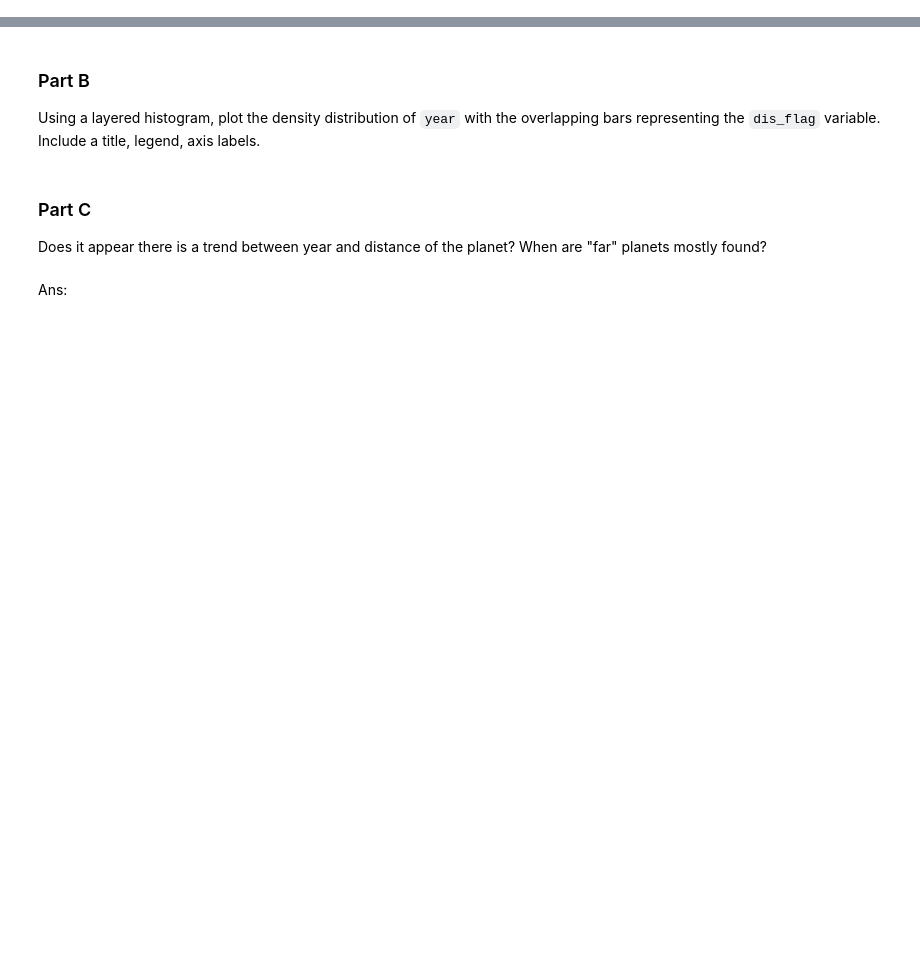
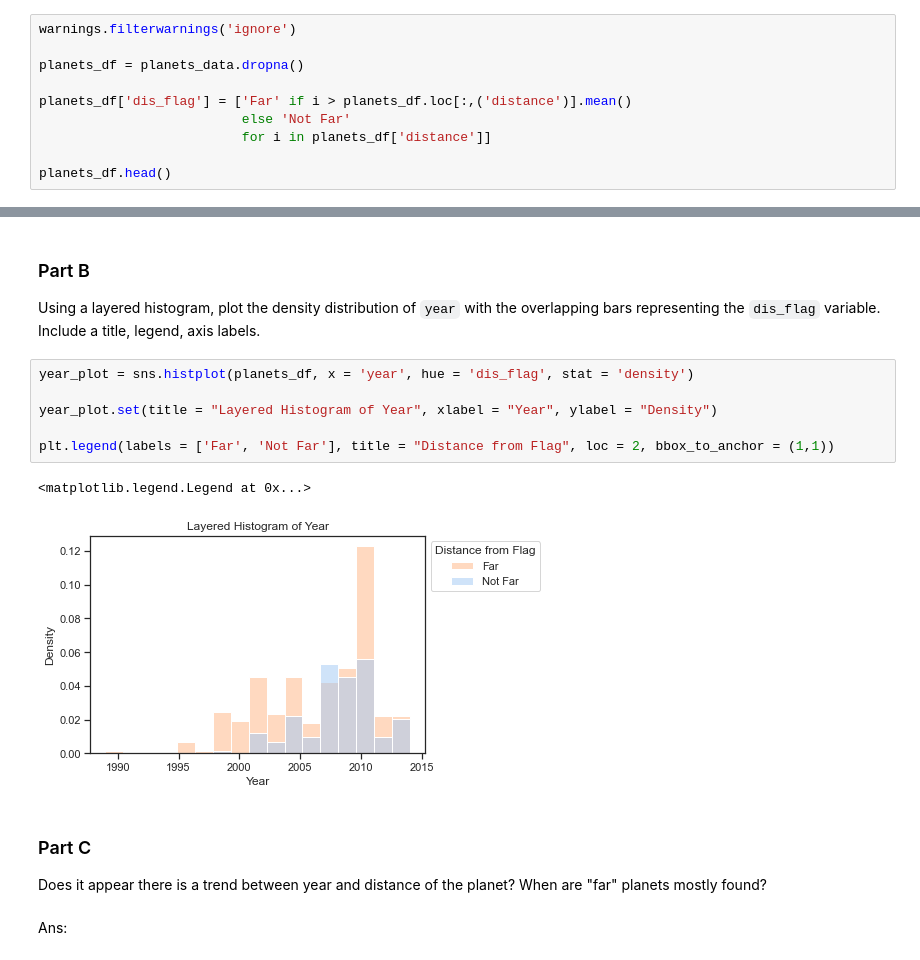
Before and after one commit to mikayla-eckelcifrese/JupyterLabRepository, a Jupyter notebook: lab4.ipynb, the cells around one changed output, grey strips where cells are left out. Cells and saved outputs as stored; diff of their text form; blank space fills up the shorter version.

```diff
--- a/lab4.ipynb
+++ b/lab4.ipynb
@@ -199,3 +217,13 @@ planets_data
 ### Part A
 
 First, clean the data so that none of the columns have NaN response values.  Name this new dataset `planets_df`.  Then add a variable called `dis_flag` that returns "Far" if the distance is more then the average and "Not Far" if the distance is less than the average.
+# %%
+warnings.filterwarnings('ignore')
+
+planets_df = planets_data.dropna()
+
+planets_df['dis_flag'] = ['Far' if i > planets_df.loc[:,('distance')].mean()
+                          else 'Not Far'
+                          for i in planets_df['distance']]
+
+planets_df.head()
@@ -203,6 +238,15 @@ First, clean the data so that none of the columns have NaN response values.  Nam
 ### Part B
 
 Using a layered histogram, plot the density distribution of `year` with the overlapping bars representing the `dis_flag` variable.  Include a title, legend, axis labels.
+# %%
+year_plot = sns.histplot(planets_df, x = 'year', hue = 'dis_flag', stat = 'density')
+
+year_plot.set(title = "Layered Histogram of Year", xlabel = "Year", ylabel = "Density")
+
+plt.legend(labels = ['Far', 'Not Far'], title = "Distance from Flag", loc = 2, bbox_to_anchor = (1,1))
+# %% [output]
+<matplotlib.legend.Legend at 0x...>
+[figure, added]
 # %% [markdown]
 ### Part C
 
```
Also changed, not shown: parts of 17 cells of this notebook.
